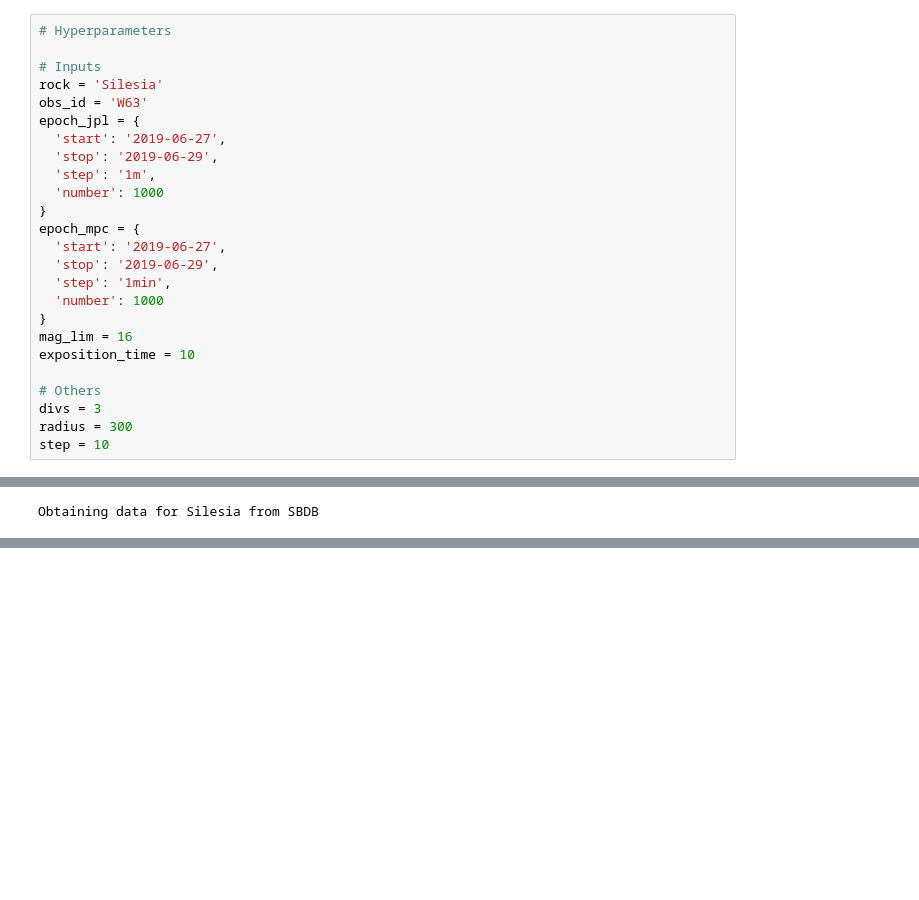
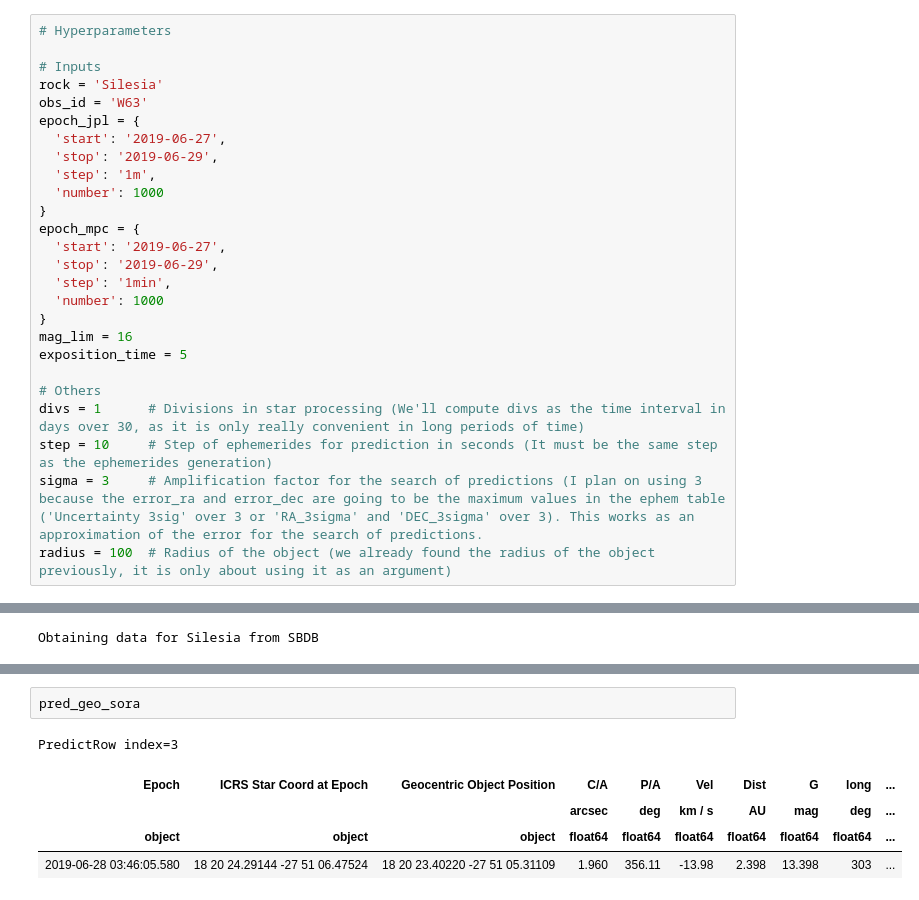
Before and after one commit to AndresSB3/stellar-occultation-prediction, a Jupyter notebook: notebooks/sora_prediction.ipynb, the cells around one changed output, grey strips where cells are left out. Saved outputs shown, nothing was run; the diff lists cells and outputs as text; blank space fills up the shorter version.

```diff
--- a/notebooks/sora_prediction.ipynb
+++ b/notebooks/sora_prediction.ipynb
@@ -35,12 +36,13 @@ epoch_mpc = {
   'number': 1000
 }
 mag_lim = 16
-exposition_time = 10
+exposition_time = 5
 
 # Others
-divs = 3
-radius = 300
-step = 10
+divs = 1      # Divisions in star processing (We'll compute divs as the time interval in days over 30, as it is only really convenient in long periods of time)
+step = 10     # Step of ephemerides for prediction in seconds (It must be the same step as the ephemerides generation)
+sigma = 3     # Amplification factor for the search of predictions (I plan on using 3 because the error_ra and error_dec are going to be the maximum values in the ephem table ('Uncertainty 3sig' over 3 or 'RA_3sigma' and 'DEC_3sigma' over 3). This works as an approximation of the error for the search of predictions.
+radius = 100  # Radius of the object (we already found the radius of the object previously, it is only about using it as an argument)
 # %%
 # Body instantiation
 body = Body(rock)
@@ -51,0 +138,8 @@ Obtaining data for Silesia from SBDB
+# %%
+pred_geo_sora
+# %% [output]
+PredictRow index=3
+| Epoch | ICRS Star Coord at Epoch | Geocentric Object Position | C/A | P/A | Vel | Dist | G | long | ... |
+|  |  |  | arcsec | deg | km / s | AU | mag | deg | ... |
+| object | object | object | float64 | float64 | float64 | float64 | float64 | float64 | ... |
+| 2019-06-28 03:46:05.580 | 18 20 24.29144 -27 51 06.47524 | 18 20 23.40220 -27 51 05.31109 | 1.960 | 356.11 | -13.98 | 2.398 | 13.398 | 303 | ... |
```
Also changed, not shown: parts of 19 cells of this notebook, 29 other files.
